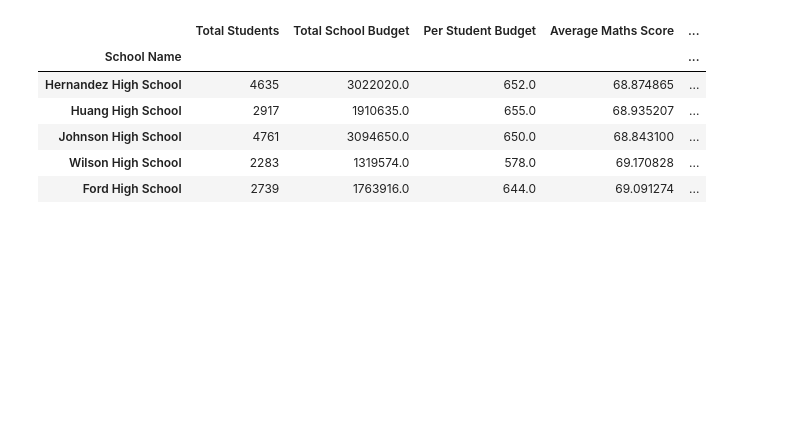
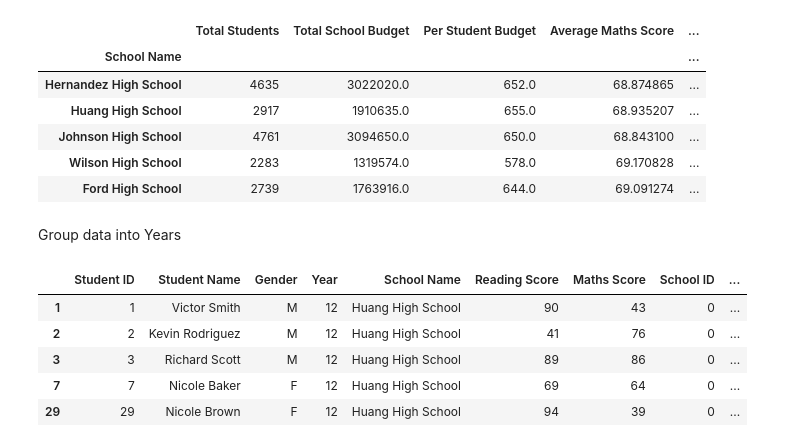
Before and after one commit to dalemunroe/pandas-challenge, a Jupyter notebook: PyCitySchools/PyCitySchools.ipynb, the cells around one changed output. Cells and saved outputs as stored; diff of their text form; code cells hidden in the pictures; blank space fills up the shorter version.

```diff
--- a/PyCitySchools/PyCitySchools.ipynb
+++ b/PyCitySchools/PyCitySchools.ipynb
@@ -490,3 +499,20 @@ reduced_school_data_cf.head(5)
 | Johnson High School | 4761 | 3094650.0 | 650.0 | 68.843100 | ... |
 | Wilson High School | 2283 | 1319574.0 | 578.0 | 69.170828 | ... |
 | Ford High School | 2739 | 1763916.0 | 644.0 | 69.091274 | ... |
+# %% [markdown]
+Group data into Years
+# %%
+#group student dataframe by school students that passed math by year groups
+
+yr9_df = renamed_student_data_complete_df[(renamed_student_data_complete_df["Year"] == 9)]
+yr10_df = renamed_student_data_complete_df[(renamed_student_data_complete_df["Year"] == 10)]
+yr11_df = renamed_student_data_complete_df[(renamed_student_data_complete_df["Year"] == 11)]
+yr12_df = renamed_student_data_complete_df[(renamed_student_data_complete_df["Year"] == 12)]
+yr12_df.head()
+# %% [output]
+|  | Student ID | Student Name | Gender | Year | School Name | Reading Score | Maths Score | School ID | ... |
+| 1 | 1 | Victor Smith | M | 12 | Huang High School | 90 | 43 | 0 | ... |
+| 2 | 2 | Kevin Rodriguez | M | 12 | Huang High School | 41 | 76 | 0 | ... |
+| 3 | 3 | Richard Scott | M | 12 | Huang High School | 89 | 86 | 0 | ... |
+| 7 | 7 | Nicole Baker | F | 12 | Huang High School | 69 | 64 | 0 | ... |
+| 29 | 29 | Nicole Brown | F | 12 | Huang High School | 94 | 39 | 0 | ... |
```
Also changed, not shown: parts of 66 cells of this notebook.
